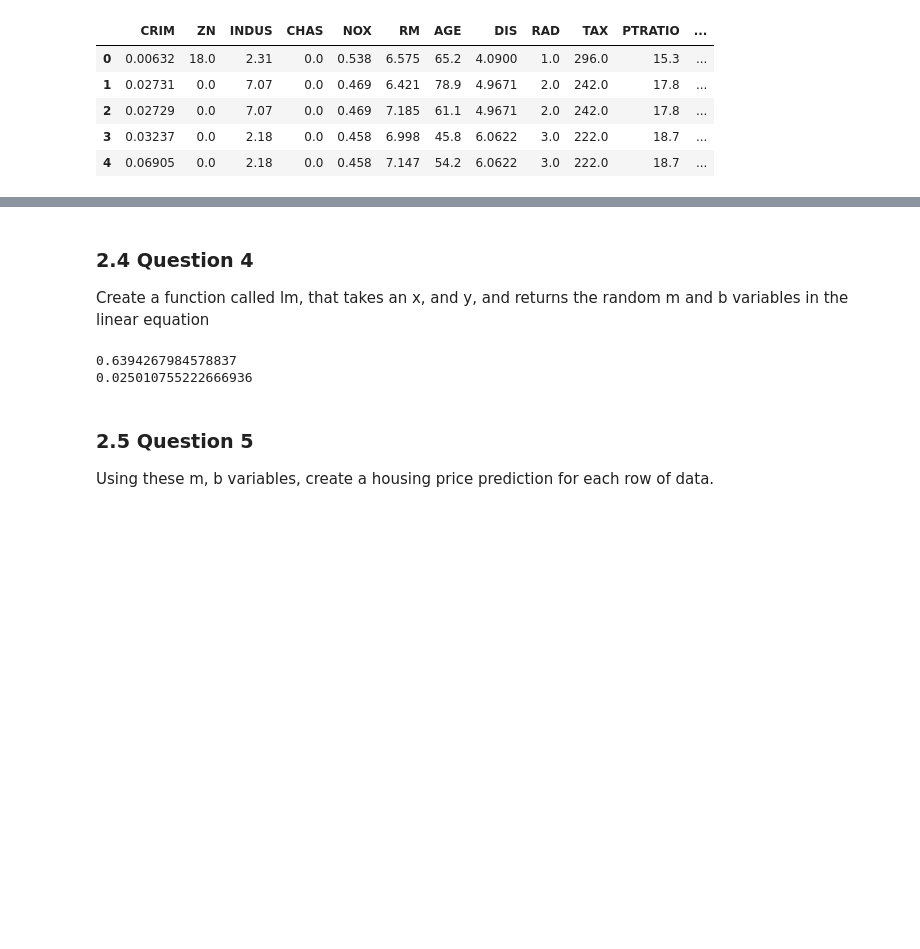
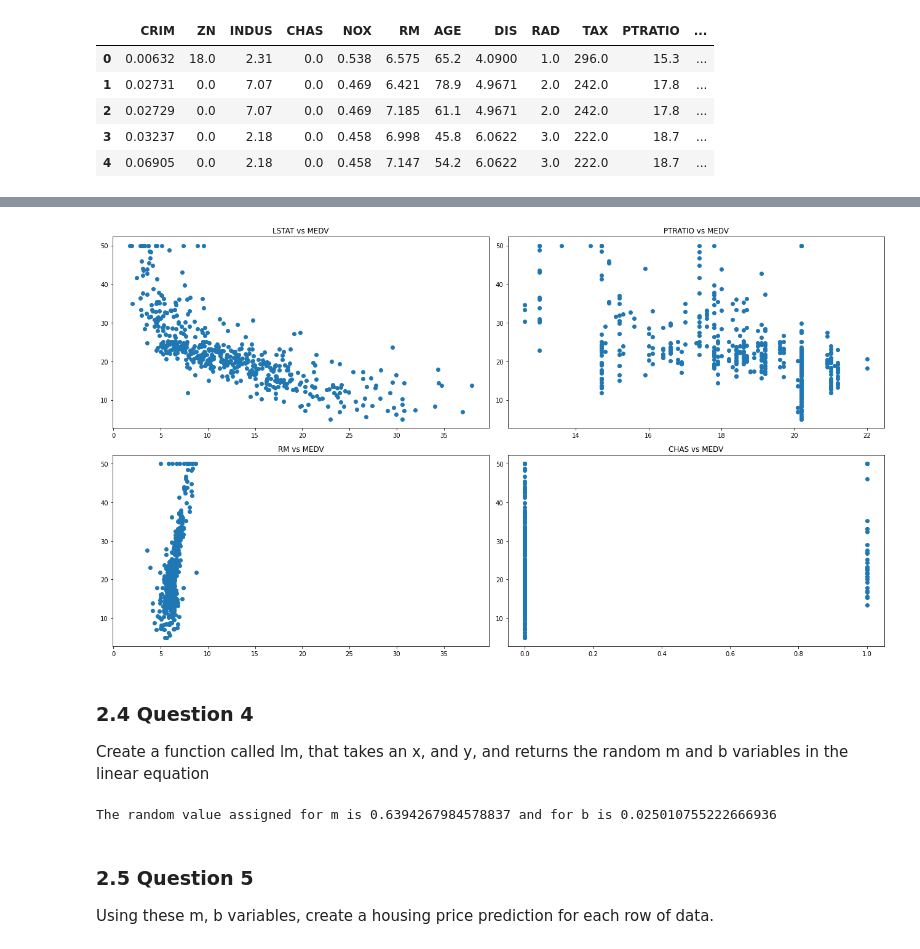
Before and after one commit to YosefGuevara012/ML_MIR, a Jupyter notebook: Lab 1. Linear regresion/Lab 1. Linear regression.ipynb, the cells around one changed output, grey strips where cells are left out. Saved outputs shown, nothing was run; the diff lists cells and outputs as text; code cells hidden in the pictures; blank space fills up the shorter version.

```diff
--- a/Lab 1. Linear regresion/Lab 1. Linear regression.ipynb
+++ b/Lab 1. Linear regresion/Lab 1. Linear regression.ipynb
@@ -8,7 +24,8 @@ text = fileObject.read()
 number_regex = re.compile(r'\d+\.*\d*')
 vector = number_regex.findall(text)
 # %%
-vector = vector[19:]
+data = len(vector) - 506*14
+vector = vector[data:]
 len(vector)/14
 # %% [output]
 506.0
@@ -47,18 +77,30 @@ df.corr()
 | B | -0.385064 | 0.175520 | -0.356977 | 0.048788 | -0.380051 | 0.128069 | -0.273534 | 0.291512 | -0.444413 | -0.441808 | -0.177383 | ... |
 | LSTAT | 0.455621 | -0.412995 | 0.603800 | -0.053929 | 0.590879 | -0.613808 | 0.602339 | -0.496996 | 0.488676 | 0.543993 | 0.374044 | ... |
 | MEDV | -0.388305 | 0.360445 | -0.483725 | 0.175260 | -0.427321 | 0.695360 | -0.376955 | 0.249929 | -0.381626 | -0.468536 | -0.507787 | ... |
+# %%
+import matplotlib.pyplot as plt
+
+fig, axs = plt.subplots(2, 2, figsize=(18, 10))
+
+axs[0, 0].scatter(df['LSTAT'], y)
+axs[0, 0].set_title("LSTAT vs MEDV")
+axs[1, 0].scatter(df['RM'], y)
+axs[1, 0].set_title("RM vs MEDV")
+axs[1, 0].sharex(axs[0, 0])
+axs[0, 1].scatter(df['PTRATIO'],y)
+axs[0, 1].set_title("PTRATIO vs MEDV")
+axs[1, 1].scatter(df['CHAS'], y)
+axs[1, 1].set_title("CHAS vs MEDV")
+
+fig.tight_layout()
+# %% [output]
+[figure, added]
 # %% [markdown]
 ### 2.4 Question 4
 Create a function called lm, that takes an x, and y, and returns the random m and b variables in the linear equation
 # %%
 import random
 random.seed(42)
-
-predictors = ['CRIM','ZN','INDUS','CHAS','RM','AGE','DIS','RAD', 'TAX', 'PTRATIO', 'B', 'LSTAT']
-
-X = df[predictors]
-y = df['MEDV']
-
 
 def lm(x, y):
     # create random m, b
@@ -69,12 +111,9 @@ def lm(x, y):
 
 m, b = lm(X, y)
 
-
-print(m)
-print(b)
+print('The random value assigned for m is {0} and for b is {1}'.format(m, b))
 # %% [output]
-0.6394267984578837
-0.025010755222666936
+The random value assigned for m is 0.6394267984578837 and for b is 0.025010755222666936
 # %% [markdown]
 ### 2.5 Question 5
 Using these m, b variables, create a housing price prediction for each row of
```
Also changed, not shown: parts of 21 cells of this notebook.
